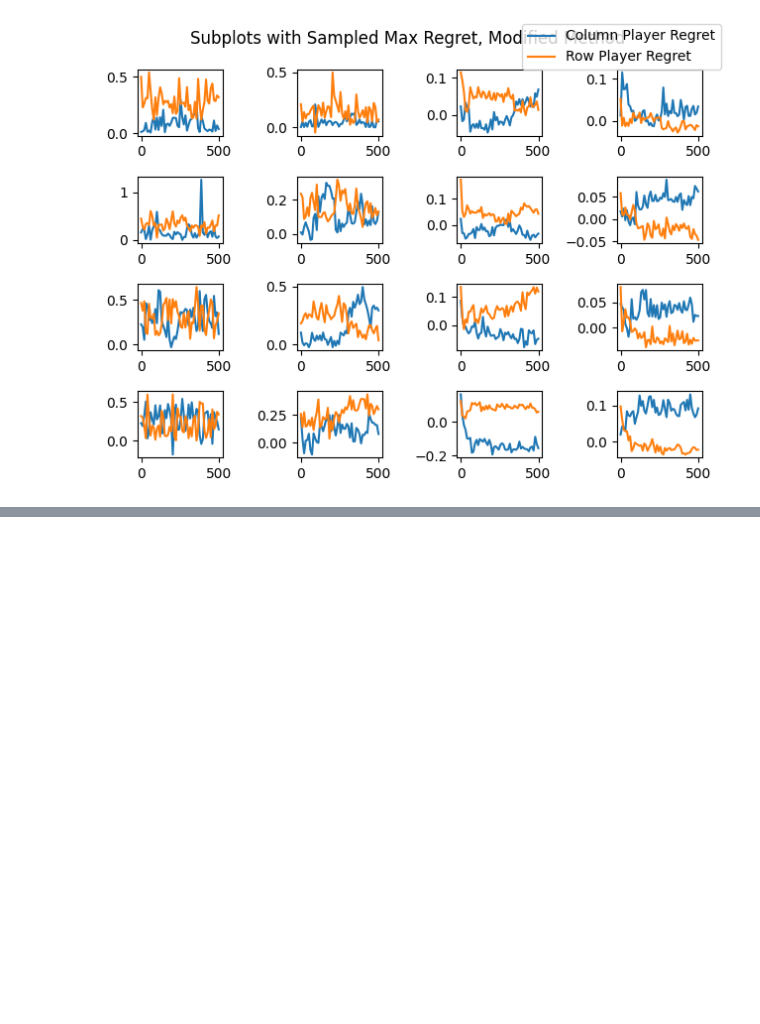
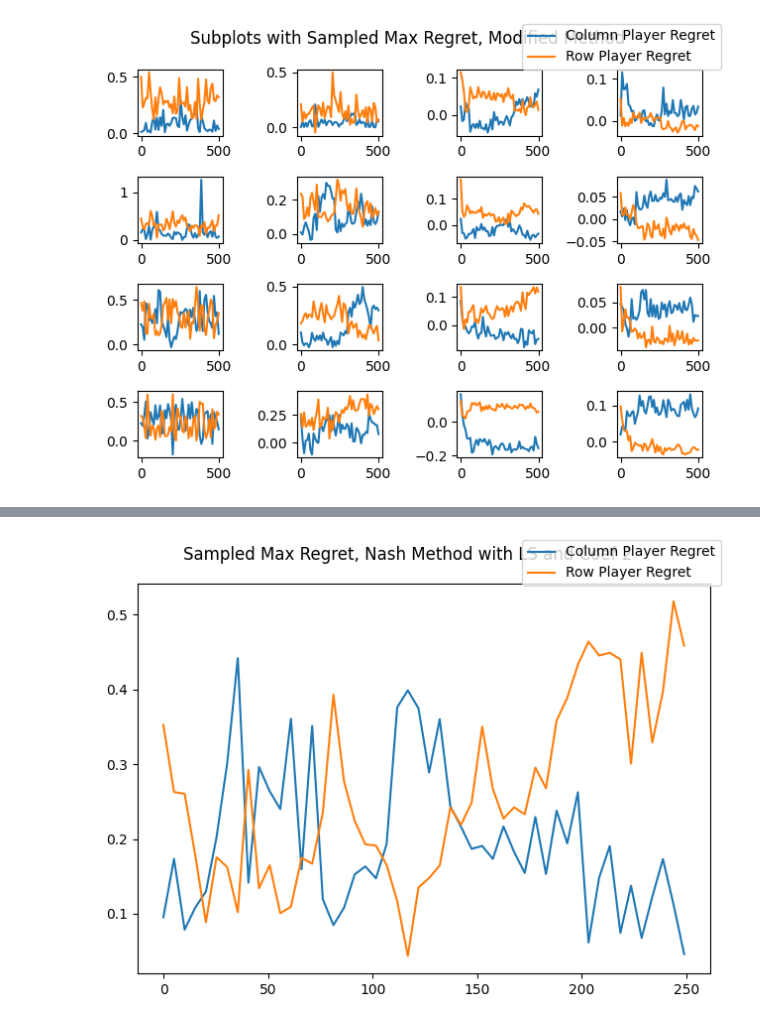
Before and after one commit to MalcolmForsyth/580Project, a Jupyter notebook: continuous/continuous.ipynb, the cells around one changed output, grey strips where cells are left out. Saved outputs shown, nothing was run; the diff lists cells and outputs as text; code cells hidden in the pictures; blank space fills up the shorter version.

```diff
--- a/continuous/continuous.ipynb
+++ b/continuous/continuous.ipynb
@@ -774,0 +1074,17 @@ plt.show()
+# %%
+size = 1
+fig, axes = plt.subplots()
+fig.suptitle("Sampled Max Regret, Nash Method with LS and Coef 2")
+
+checks = 50
+row_devs, col_devs = row_col_devs(allp3, allq3, checks, numpy_type=True)
+x = np.linspace(0, len(allp3)-1, checks)
+axes.plot(x, row_devs, label = "Column Player Regret")
+axes.plot(x, col_devs, label = "Row Player Regret")
+
+lines, labels = axes.get_legend_handles_labels()
+fig.legend(lines, labels, loc='upper right')
+plt.tight_layout()
+plt.show()
+# %% [output]
+[figure, added]
```
Also changed, not shown: parts of 27 cells of this notebook.
